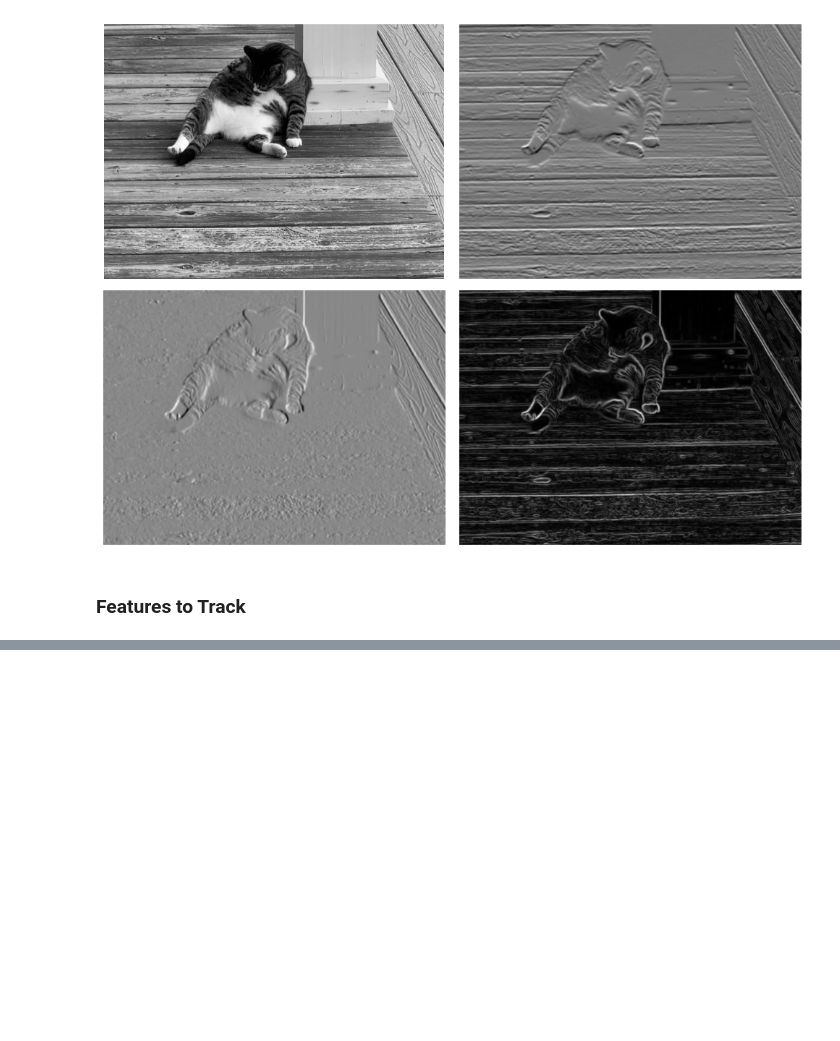
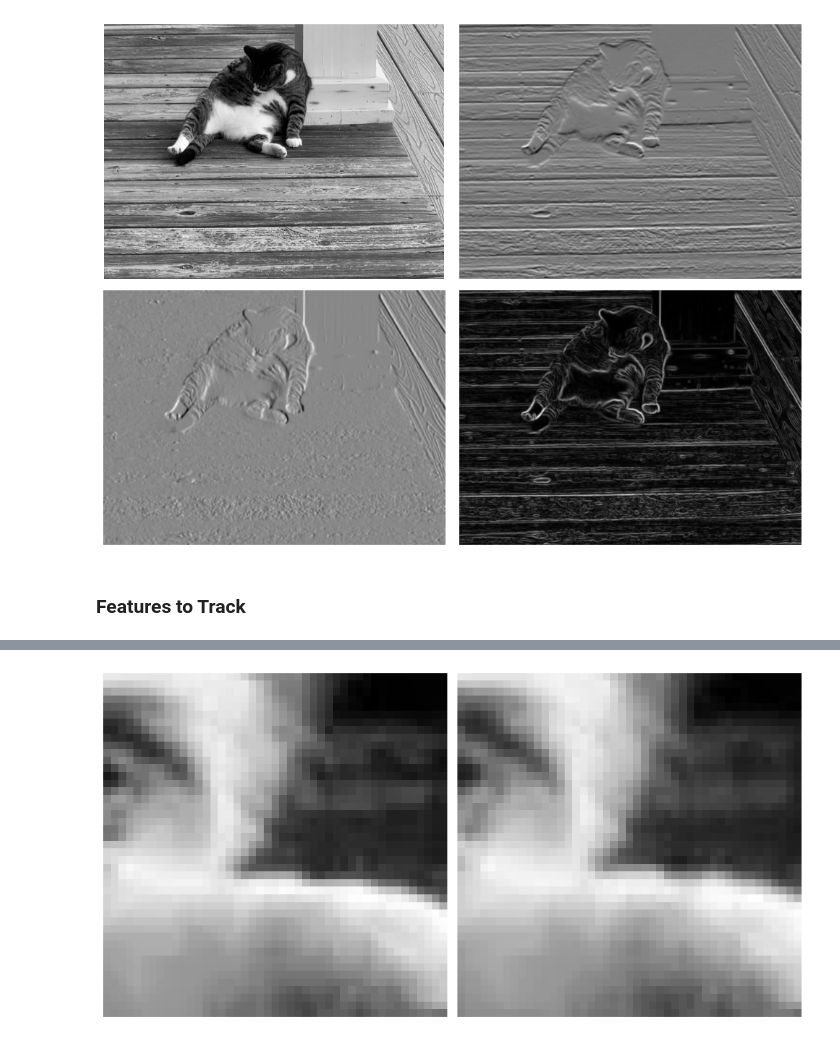
Before and after one commit to adam-kosinski/CV-Project, a Jupyter notebook: features-to-track.ipynb, the cells around one changed output, grey strips where cells are left out. Saved outputs shown, nothing was run; the diff lists cells and outputs as text; code cells hidden in the pictures; blank space fills up the shorter version.

```diff
--- a/features-to-track.ipynb
+++ b/features-to-track.ipynb
@@ -194,0 +224,89 @@ Found 200 features!
+# %%
+from scipy.ndimage import map_coordinates
+
+
+def crop_margin(arr, margin):
+    # removes margin from first two axes
+    return arr[margin:-margin, margin:-margin]
+
+
+def LK(frame0, frame1, frame0_point, d0=np.array([0, 0]), window_size=31, min_step_size=0.001, max_iter=100):
+    assert window_size % 2 == 1, "Window size should be an odd number"
+    # use shorter names
+    f, g, xf = frame0, frame1, frame0_point
+    print("center", xf)
+
+    # TODO check if started outside image bounds
+
+    d = d0
+
+    # define window indices and use them to get the pixel values of the f window
+    h = (window_size - 1) / 2
+    margin = 7  # due to valid convolution when taking image gradient
+    window_indices = np.indices(
+        [window_size + 2*margin, window_size + 2*margin]) - (h + margin)
+    # center on xf
+    window_indices = window_indices + xf.reshape(-1, 1, 1)
+    # get pixel values in first frame
+    i = map_coordinates(f, window_indices)
+
+    # from now on, we will use window indices to refer to the g window, update appropriately
+    window_indices = window_indices + d.reshape(-1, 1, 1)
+
+    gaussian = gaussian_kernel(h=h)
+    window_weights = col(gaussian) * row(gaussian)
+
+    # iterate
+    converged = False
+    for _ in range(max_iter):
+        # get pixel values of shifted window w margin
+        j = map_coordinates(g, window_indices)
+        show_frames(i, j)
+
+        # get gradient for all points in window
+        grad = image_gradient(j, h=margin)
+
+        # use that to get A and b
+        A = np.zeros((2,2))
+        A[0][0] = np.sum(grad[0] * grad[0] * window_weights)
+        A[0][1] = np.sum(grad[0] * grad[1] * window_weights)
+        A[1][0] = A[0][1]
+        A[1][1] = np.sum(grad[1] * grad[1] * window_weights)
+
+        diff = crop_margin(i, margin) - crop_margin(j, margin)
+        b = np.zeros(2)
+        b[0] = np.sum(grad[0] * diff * window_weights)
+        b[1] = np.sum(grad[1] * diff * window_weights)
+
+        print(A)
+        print(b)
+
+        # solve for the step
+        step, _, _, _ = np.linalg.lstsq(A, b, rcond=None)
+        print("step", step, "step size", np.linalg.norm(step))
+
+        # accumulate the step into the total displacement d
+        d = d + step
+        # update window indices with the step
+        window_indices = window_indices + step.reshape(-1, 1, 1)
+
+        # check if we're done
+        if np.linalg.norm(step) < min_step_size:
+            print("Converged!")
+            converged = True
+            break
+
+        # check if we're lost, if so break the loop without flagging converged
+        if np.linalg.norm(d - d0) > h:
+            print("Suggesting too big of a step, lost")
+            break
+        # TODO check if left image g bounds
+
+
+    show_frames(i, map_coordinates(g, window_indices))
+
+    return d if converged else None
+
+
+LK(frames[0], frames[1], features[0], d0=np.array([2, 1]))
+# %% [output]
@@ -194,0 +314 @@ Found 200 features!
+[figure, added]
```
Also changed, not shown: parts of 5 cells of this notebook.
